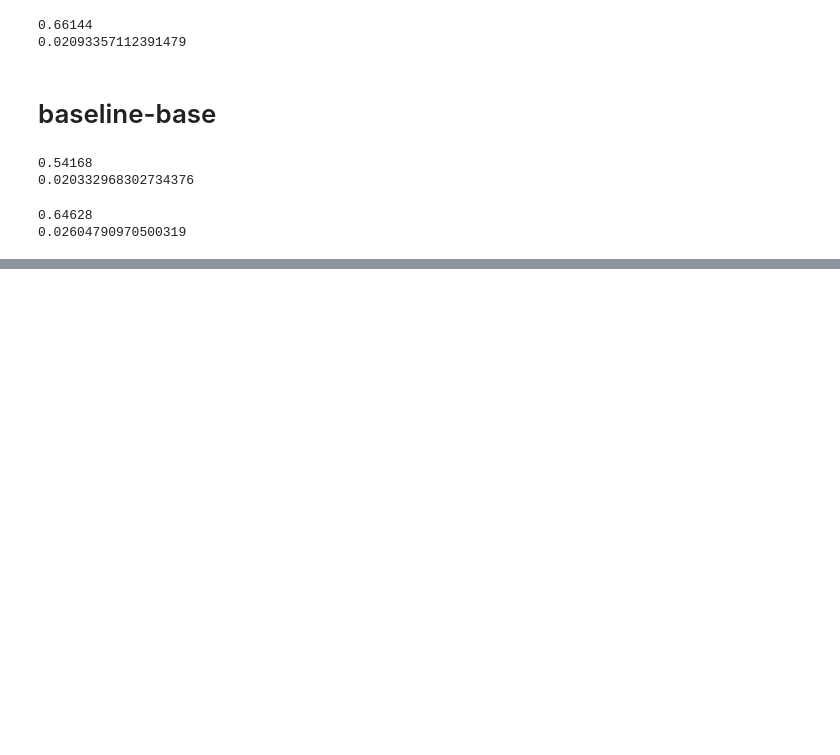
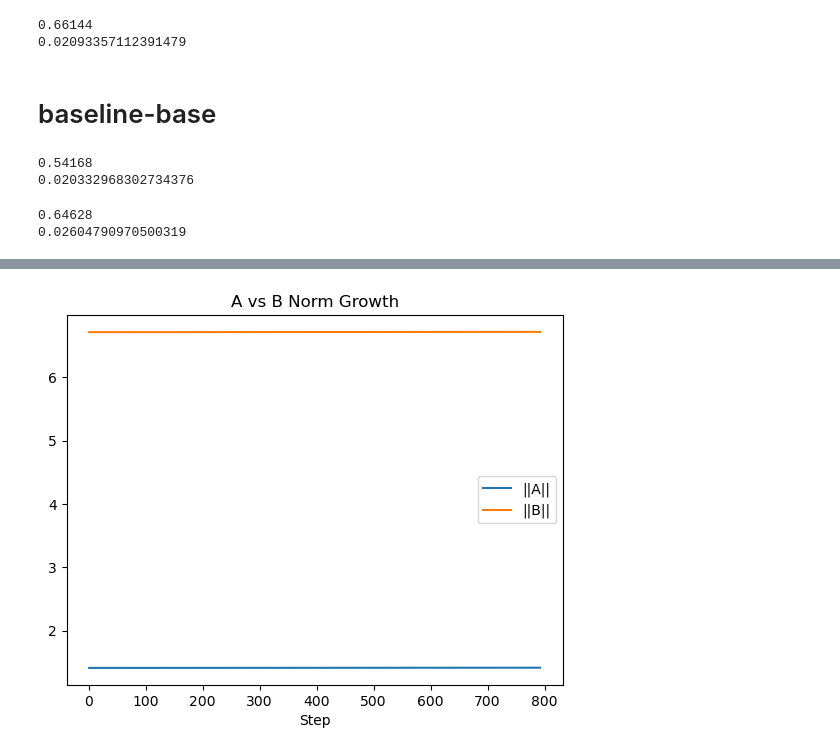
Before and after one commit to xlx6/X-Lora, a Jupyter notebook: test.ipynb, the cells around one changed output, grey strips where cells are left out. Drawn from its saved outputs; the diff is of its cells as text; code cells hidden in the pictures; blank space fills up the shorter version.

```diff
--- a/test.ipynb
+++ b/test.ipynb
@@ -48,0 +100,13 @@ print(std)
+# %%
+layer = "encoder.layer.0.attention.self.query"
+A = df[f"{layer}/norm_A"]
+B = df[f"{layer}/norm_B"]
+
+plt.plot(df["step"], A, label="||A||")
+plt.plot(df["step"], B, label="||B||")
+plt.legend()
+plt.xlabel("Step")
+plt.title("A vs B Norm Growth")
+plt.show()
+# %% [output]
+[figure, added]
```
Also changed, not shown: parts of 5 cells of this notebook, 12 other files.
